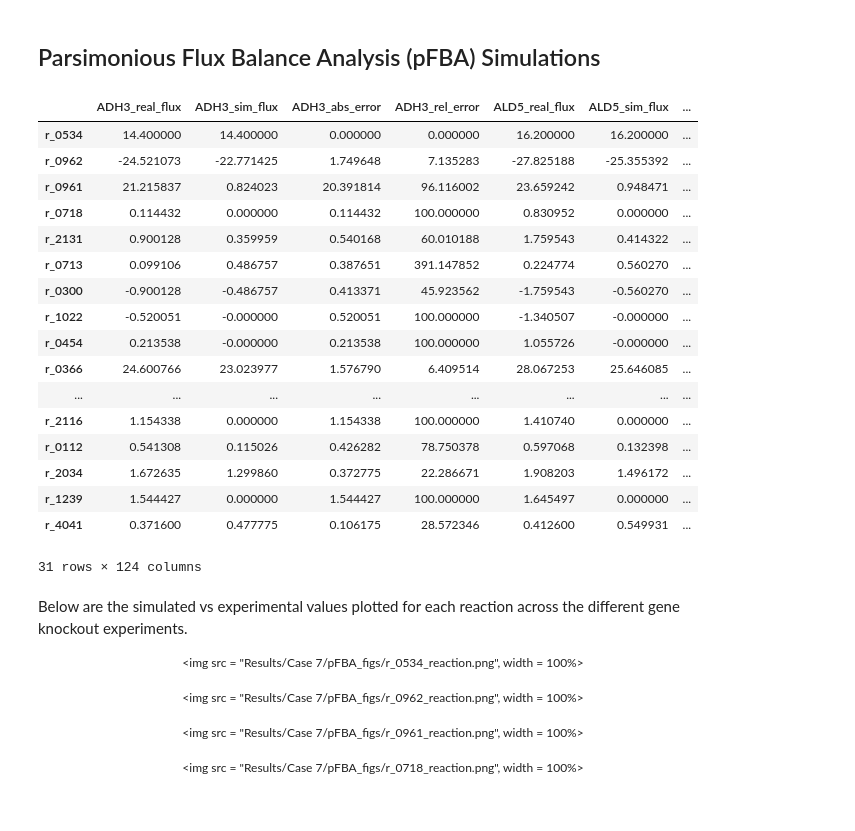
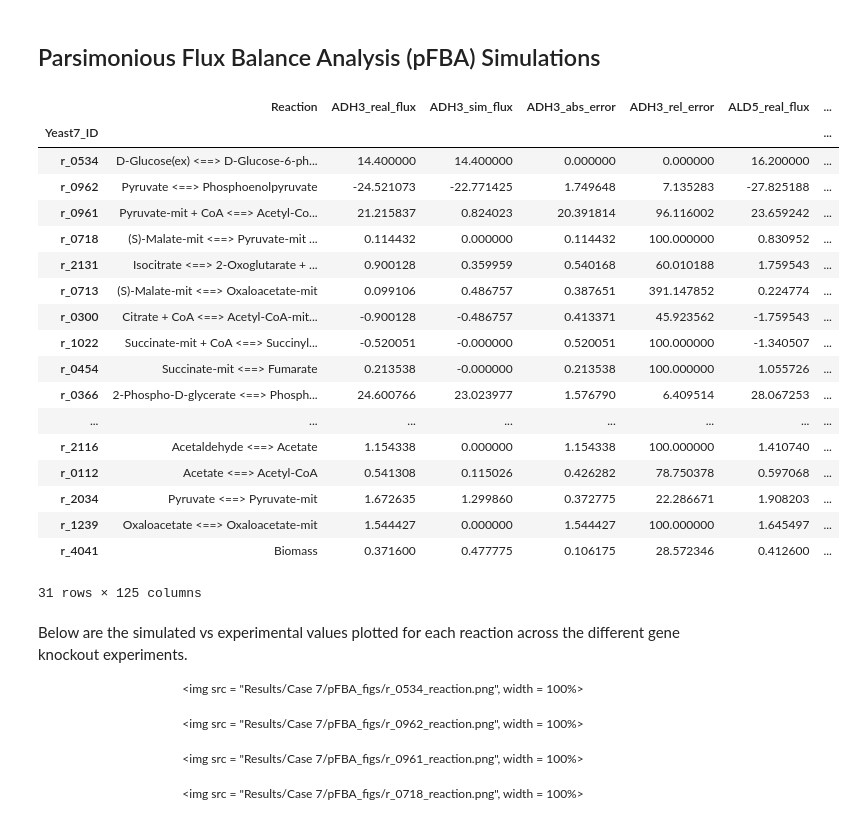
Before and after one commit to TelmaAfonso/DeYeast, a Jupyter notebook: case7.ipynb, the cells around one changed output. Cells and saved outputs as stored; diff of their text form; code cells hidden in the pictures.

```diff
--- a/case7.ipynb
+++ b/case7.ipynb
@@ -105,24 +106,25 @@ Below are the simulated vs experimental values plotted for each reaction across
 ## Parsimonious Flux Balance Analysis (pFBA) Simulations
 # %%
 res_pfba, res_pfba_df, wt_pfba_df, df_pfba_exp_sim, df_pfba_exp_sim_errors = case7.pfbaPipeline(fluxes_O2 = fluxes_O2, exp_dataset = exp_dataset, saveGenesPlot = False, plotReacts = False, plotGenes = False, res_exists = True)
-df_pfba_exp_sim_errors
+pd.concat([reactions, df_pfba_exp_sim_errors], axis = 1, join = "inner")
 # %% [output]
-|  | ADH3_real_flux | ADH3_sim_flux | ADH3_abs_error | ADH3_rel_error | ALD5_real_flux | ALD5_sim_flux | ... |
-| r_0534 | 14.400000 | 14.400000 | 0.000000 | 0.000000 | 16.200000 | 16.200000 | ... |
-| r_0962 | -24.521073 | -22.771425 | 1.749648 | 7.135283 | -27.825188 | -25.355392 | ... |
-| r_0961 | 21.215837 | 0.824023 | 20.391814 | 96.116002 | 23.659242 | 0.948471 | ... |
-| r_0718 | 0.114432 | 0.000000 | 0.114432 | 100.000000 | 0.830952 | 0.000000 | ... |
-| r_2131 | 0.900128 | 0.359959 | 0.540168 | 60.010188 | 1.759543 | 0.414322 | ... |
-| r_0713 | 0.099106 | 0.486757 | 0.387651 | 391.147852 | 0.224774 | 0.560270 | ... |
-| r_0300 | -0.900128 | -0.486757 | 0.413371 | 45.923562 | -1.759543 | -0.560270 | ... |
-| r_1022 | -0.520051 | -0.000000 | 0.520051 | 100.000000 | -1.340507 | -0.000000 | ... |
-| r_0454 | 0.213538 | -0.000000 | 0.213538 | 100.000000 | 1.055726 | -0.000000 | ... |
-| r_0366 | 24.600766 | 23.023977 | 1.576790 | 6.409514 | 28.067253 | 25.646085 | ... |
+|  | Reaction | ADH3_real_flux | ADH3_sim_flux | ADH3_abs_error | ADH3_rel_error | ALD5_real_flux | ... |
+| Yeast7_ID |  |  |  |  |  |  | ... |
+| r_0534 | D-Glucose(ex) <==> D-Glucose-6-ph... | 14.400000 | 14.400000 | 0.000000 | 0.000000 | 16.200000 | ... |
+| r_0962 | Pyruvate <==> Phosphoenolpyruvate | -24.521073 | -22.771425 | 1.749648 | 7.135283 | -27.825188 | ... |
+| r_0961 | Pyruvate-mit + CoA <==> Acetyl-Co... | 21.215837 | 0.824023 | 20.391814 | 96.116002 | 23.659242 | ... |
+| r_0718 | (S)-Malate-mit <==> Pyruvate-mit ... | 0.114432 | 0.000000 | 0.114432 | 100.000000 | 0.830952 | ... |
+| r_2131 | Isocitrate <==> 2-Oxoglutarate + ... | 0.900128 | 0.359959 | 0.540168 | 60.010188 | 1.759543 | ... |
+| r_0713 | (S)-Malate-mit <==> Oxaloacetate-mit | 0.099106 | 0.486757 | 0.387651 | 391.147852 | 0.224774 | ... |
+| r_0300 | Citrate + CoA <==> Acetyl-CoA-mit... | -0.900128 | -0.486757 | 0.413371 | 45.923562 | -1.759543 | ... |
+| r_1022 | Succinate-mit + CoA <==> Succinyl... | -0.520051 | -0.000000 | 0.520051 | 100.000000 | -1.340507 | ... |
+| r_0454 | Succinate-mit <==> Fumarate | 0.213538 | -0.000000 | 0.213538 | 100.000000 | 1.055726 | ... |
+| r_0366 | 2-Phospho-D-glycerate <==> Phosph... | 24.600766 | 23.023977 | 1.576790 | 6.409514 | 28.067253 | ... |
 | ... | ... | ... | ... | ... | ... | ... | ... |
-| r_2116 | 1.154338 | 0.000000 | 1.154338 | 100.000000 | 1.410740 | 0.000000 | ... |
-| r_0112 | 0.541308 | 0.115026 | 0.426282 | 78.750378 | 0.597068 | 0.132398 | ... |
-| r_2034 | 1.672635 | 1.299860 | 0.372775 | 22.286671 | 1.908203 | 1.496172 | ... |
-| r_1239 | 1.544427 | 0.000000 | 1.544427 | 100.000000 | 1.645497 | 0.000000 | ... |
-| r_4041 | 0.371600 | 0.477775 | 0.106175 | 28.572346 | 0.412600 | 0.549931 | ... |
+| r_2116 | Acetaldehyde <==> Acetate | 1.154338 | 0.000000 | 1.154338 | 100.000000 | 1.410740 | ... |
+| r_0112 | Acetate <==> Acetyl-CoA | 0.541308 | 0.115026 | 0.426282 | 78.750378 | 0.597068 | ... |
+| r_2034 | Pyruvate <==> Pyruvate-mit | 1.672635 | 1.299860 | 0.372775 | 22.286671 | 1.908203 | ... |
+| r_1239 | Oxaloacetate <==> Oxaloacetate-mit | 1.544427 | 0.000000 | 1.544427 | 100.000000 | 1.645497 | ... |
+| r_4041 | Biomass | 0.371600 | 0.477775 | 0.106175 | 28.572346 | 0.412600 | ... |
-31 rows × 124 columns
+31 rows × 125 columns
 # %% [markdown]
```
Also changed, not shown: parts of 66 cells of this notebook, 4 other files.
